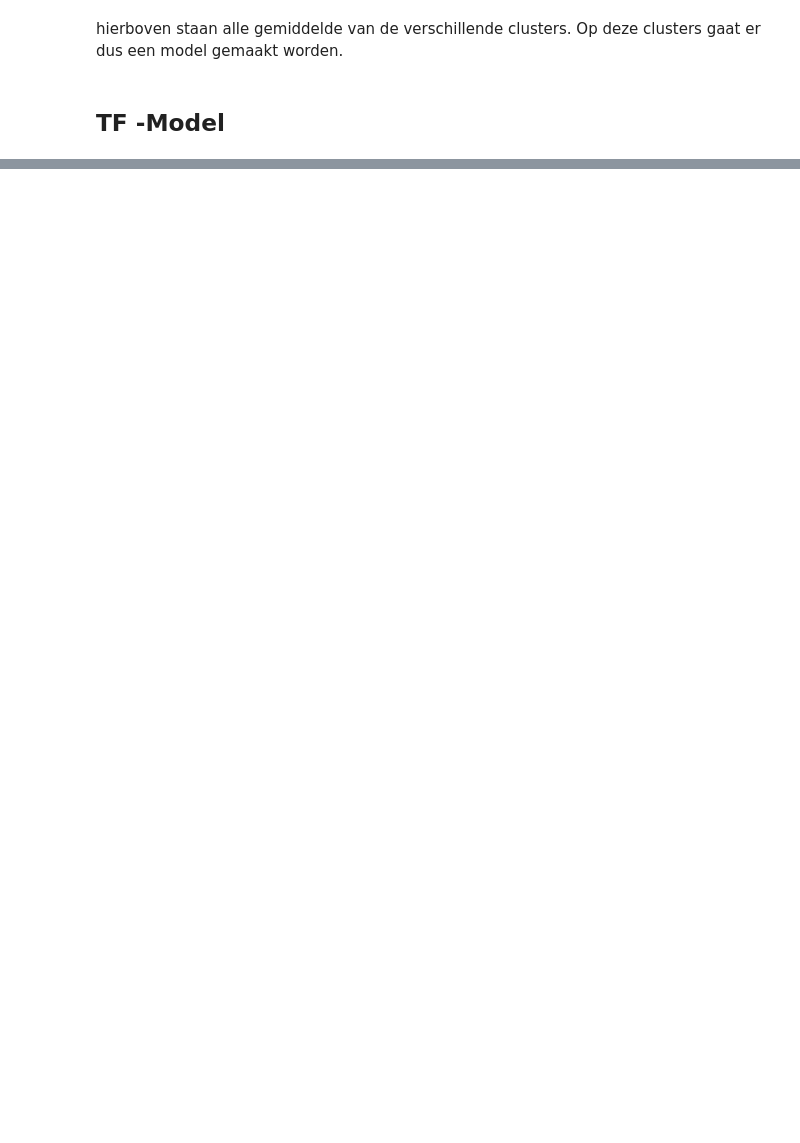
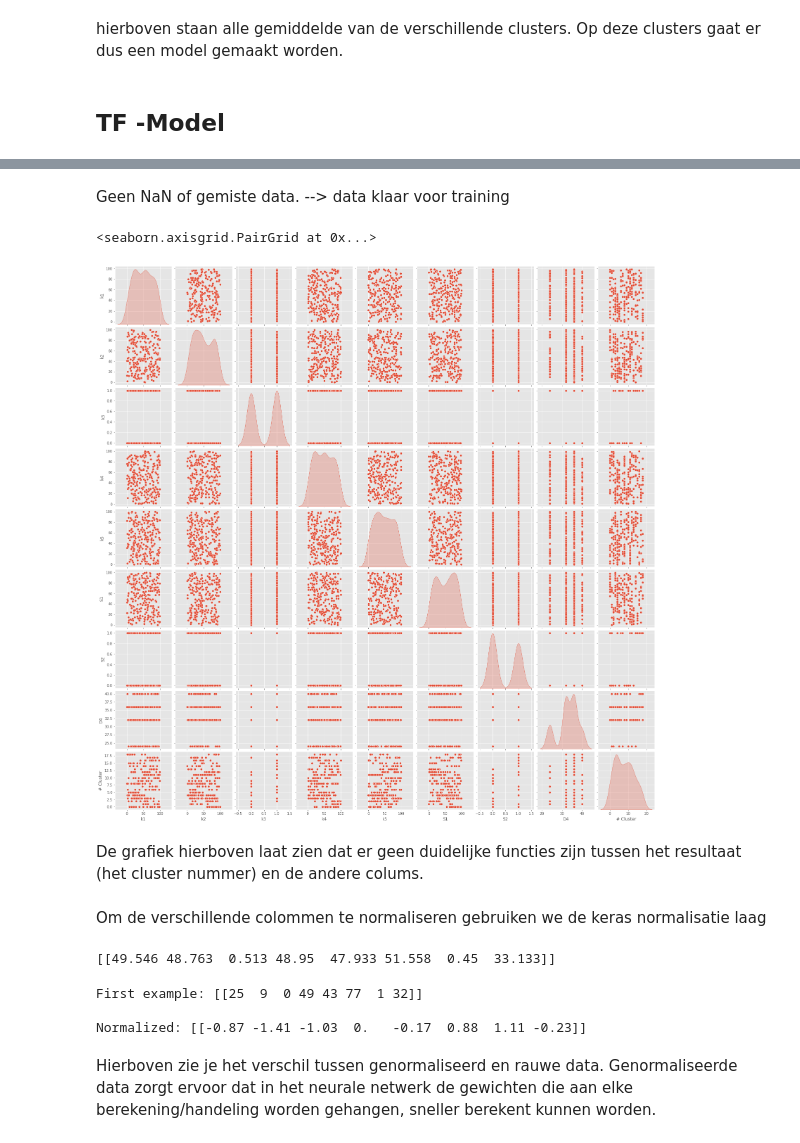
Before and after one commit to annevogel13/Smartie, a Jupyter notebook: TF-Model/TF-Model_V1.ipynb, the cells around one changed output, grey strips where cells are left out. Drawn from its saved outputs; the diff is of its cells as text; code cells hidden in the pictures; blank space fills up the shorter version.

```diff
--- a/TF-Model/TF-Model_V1.ipynb
+++ b/TF-Model/TF-Model_V1.ipynb
@@ -269,0 +281,3 @@ hierboven staan alle gemiddelde van de verschillende clusters. Op deze clusters
+# %%
+df["# Cluster"] = data["Cluster #"]
+dataset = df.copy()
@@ -269,0 +297,13 @@ hierboven staan alle gemiddelde van de verschillende clusters. Op deze clusters
+# %% [markdown]
+Geen NaN of gemiste data. --> data klaar voor training
+# %%
+# Data splitsen in training en test sets
+train_dataset = dataset.sample(frac=0.8 , random_state = 0)
+test_dataset = dataset.drop(train_dataset.index)
+# %%
+sns.pairplot(train_dataset, diag_kind='kde')
+# %% [output]
+<seaborn.axisgrid.PairGrid at 0x...>
+[figure, added]
+# %% [markdown]
+De grafiek hierboven laat zien dat er geen duidelijke functies zijn tussen het resultaat (het cluster nummer) en de andere colums.
@@ -269,0 +317,23 @@ hierboven staan alle gemiddelde van de verschillende clusters. Op deze clusters
+# %% [markdown]
+Om de verschillende colommen te normaliseren gebruiken we de keras normalisatie laag
+# %%
+from tensorflow.keras.layers import Normalization
+
+normalizer = Normalization(axis = -1)
+normalizer.adapt(np.array(train_features))
+print(normalizer.mean.numpy())
+# %% [output]
+[[49.546 48.763  0.513 48.95  47.933 51.558  0.45  33.133]]
+# %%
+first = np.array(train_features[:1])
+
+with np.printoptions(precision=2, suppress=True):
+  print('First example:', first)
+  print()
+  print('Normalized:', normalizer(first).numpy())
+# %% [output]
+First example: [[25  9  0 49 43 77  1 32]]
+
+Normalized: [[-0.87 -1.41 -1.03  0.   -0.17  0.88  1.11 -0.23]]
+# %% [markdown]
+Hierboven zie je het verschil tussen genormaliseerd en rauwe data. Genormaliseerde data zorgt ervoor dat in het neurale netwerk de gewichten die aan elke berekening/handeling worden gehangen, sneller berekent kunnen worden.
```
Also changed, not shown: parts of 17 cells of this notebook.
